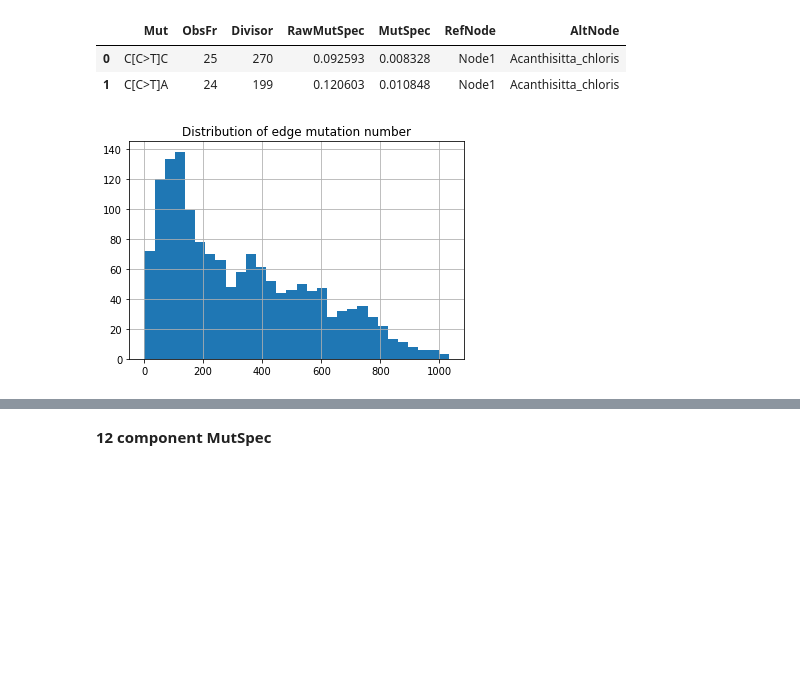
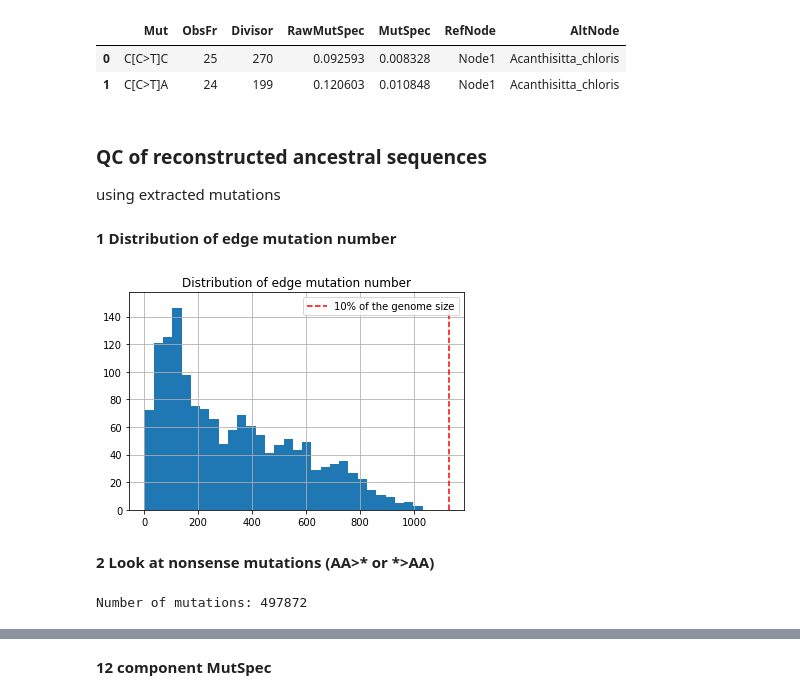
Before and after one commit to kpotoh/birds, a Jupyter notebook: nb/mut_extraction_birds.ipynb, the cells around one changed output, grey strips where cells are left out. Saved outputs shown, nothing was run; the diff lists cells and outputs as text; code cells hidden in the pictures; blank space fills up the shorter version.

Commit message:
stopcodon in mutations report done

```diff
--- a/nb/mut_extraction_birds.ipynb
+++ b/nb/mut_extraction_birds.ipynb
@@ -274,8 +275,22 @@ edge_mutspec192_ff.head(2)
 |  | Mut | ObsFr | Divisor | RawMutSpec | MutSpec | RefNode | AltNode |
 | 0 | C[C>T]C | 25 | 270 | 0.092593 | 0.008328 | Node1 | Acanthisitta_chloris |
 | 1 | C[C>T]A | 24 | 199 | 0.120603 | 0.010848 | Node1 | Acanthisitta_chloris |
+# %% [markdown]
+### QC of reconstructed ancestral sequences
+using extracted mutations
+# %% [markdown]
+**1 Distribution of edge mutation number**
 # %%
 mutations.groupby("AltNode").apply(len).hist(bins=30)
+plt.vlines([mutations.groupby("Gene").Pos.max().sum() / 10], 0, 150, "r", "dashed", label="10% of the genome size")
 plt.title("Distribution of edge mutation number")
+plt.legend()
+plt.show()
 # %% [output]
-[figure, old version]
+[figure, new version]
+# %% [markdown]
+**2 Look at nonsense mutations (AA>\* or \*>AA)**
+# %%
+print("Number of mutations:", mutations.shape[0])
+# %% [output]
+Number of mutations: 497872
```
Also changed, not shown: parts of 6 cells of this notebook, 1 other file.
